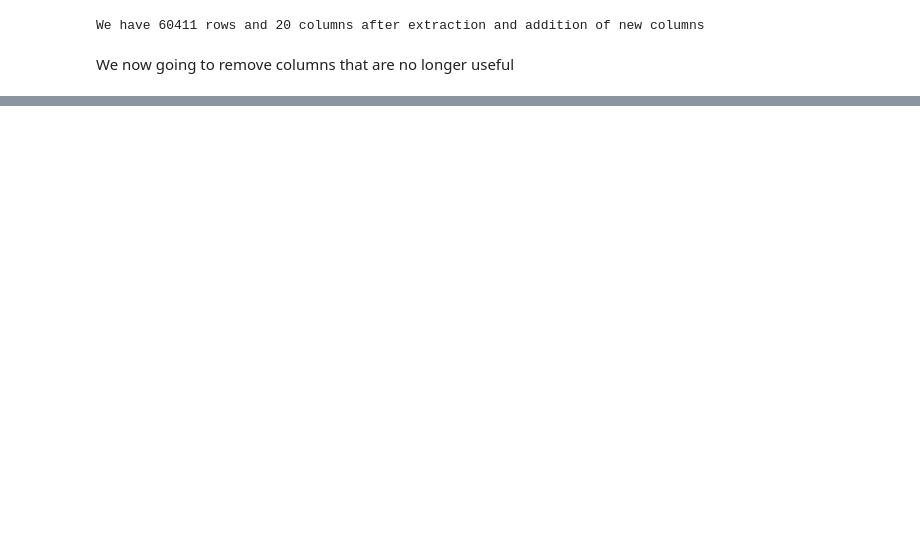
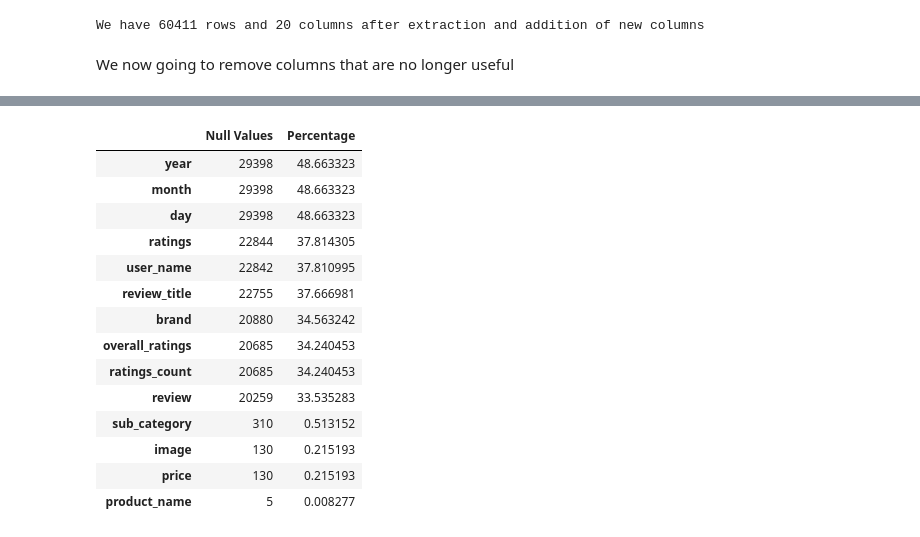
Before and after one commit to joakimTI/JUMIA-PRODUCTS-RECOMMENDATION-AND-PRODUCT-REVIEW-SYSTEM, a Jupyter notebook: index.ipynb, the cells around one changed output, grey strips where cells are left out. Saved outputs shown, nothing was run; the diff lists cells and outputs as text; code cells hidden in the pictures; blank space fills up the shorter version.

```diff
--- a/index.ipynb
+++ b/index.ipynb
@@ -283,3 +293,23 @@ df.head()
 | 2 | 1730407112-3 | 9"-17" Laptop Cooling Stand Pad | https://ke.jumia.is/unsafe/fit-in... | KSh 3,325 | NaN | okay | A bit big for a regular laptop ba... | 4.0 | Michael | ... |
 | 3 | 1730407114-4 | Lexar 2.5" SATA 256GB Laptop SSD | https://ke.jumia.is/unsafe/fit-in... | KSh 3,799 | Lexar | NaN | NaN | NaN | NaN | ... |
 | 4 | 1730407116-5 | WD External Portable Hard Drive-2TB | https://ke.jumia.is/unsafe/fit-in... | KSh 15,000 | WD | NaN | NaN | NaN | NaN | ... |
+# %%
+# Check for null values and their percentage
+
+null_percentages(df)
+# %% [output]
+|  | Null Values | Percentage |
+| year | 29398 | 48.663323 |
+| month | 29398 | 48.663323 |
+| day | 29398 | 48.663323 |
+| ratings | 22844 | 37.814305 |
+| user_name | 22842 | 37.810995 |
+| review_title | 22755 | 37.666981 |
+| brand | 20880 | 34.563242 |
+| overall_ratings | 20685 | 34.240453 |
+| ratings_count | 20685 | 34.240453 |
+| review | 20259 | 33.535283 |
+| sub_category | 310 | 0.513152 |
+| image | 130 | 0.215193 |
+| price | 130 | 0.215193 |
+| product_name | 5 | 0.008277 |
```
Also changed, not shown: parts of 4 cells of this notebook.
